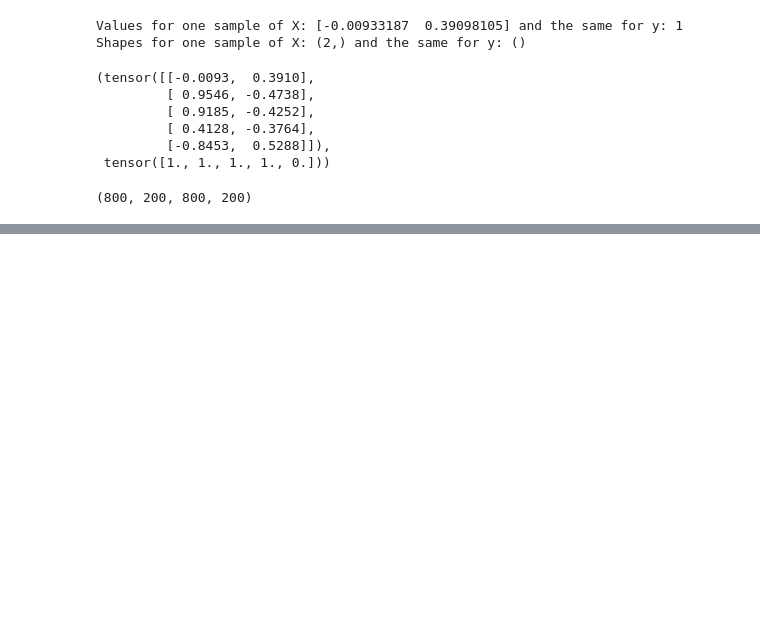
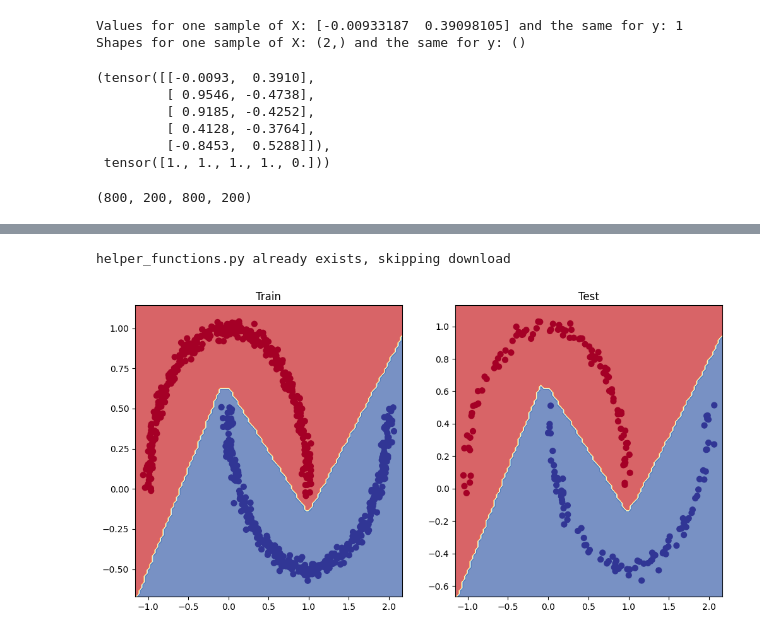
Before and after one commit to AbdulrahmanYusuf/ArewaDS-Deep-Learning, a Jupyter notebook: Part_1_Deep_Learning_with_Pytorch/Week_3_Ass.ipynb, the cells around one changed output, grey strips where cells are left out. Saved outputs shown, nothing was run; the diff lists cells and outputs as text; code cells hidden in the pictures; blank space fills up the shorter version.

```diff
--- a/Part_1_Deep_Learning_with_Pytorch/Week_3_Ass.ipynb
+++ b/Part_1_Deep_Learning_with_Pytorch/Week_3_Ass.ipynb
@@ -108,17 +122,18 @@ class MoonseModelV0(nn.Module):
     def __init__(self):
         super().__init__()
         # 2. Create 2 nn.Linear layers capable of handling X and y input and output shapes
-        self.layer_1 = nn.Linear(in_features=2, out_features=6) # takes in 2 features (X), produces 5 features
-        self.layer_2 = nn.Linear(in_features=6, out_features=2) # takes in 5 features, produces 2 feature
-        self.layer_3 = nn.Linear(in_features=2, out_features=1) # takes in 2 features, produces 1 feature (y)
+        self.layer_1 = nn.Linear(in_features=2, out_features=12) # takes in 2 features (X), produces 5 features
+        self.layer_2 = nn.Linear(in_features=12, out_features=8) # takes in 5 features, produces 1 feature (y)
+        self.layer_3 = nn.Linear(in_features=8, out_features=1) # takes in 5 features, produces 1 feature (y)
+        self.relu = nn.ReLU()
 
     # 3. Define a forward method containing the forward pass computation
     def forward(self, x):
         # Return the output of layer_2, a single feature, the same shape as y
-        return self.layer_3(self.layer_2(self.layer_1(x))) # computation goes through layer_1 first then the output of layer_1 goes through layer_2
+        return self.layer_3(self.relu(self.layer_2(self.relu(self.layer_1(x))))) # computation goes through layer_1 first then the output of layer_1 goes through layer_2
 
 # 4. Create an instance of the model and send it to target device
-model_4 = MoonseModelV0().to(device)
-model_4
+model_1 = MoonseModelV0().to(device)
+model_1
 # %% [output]
 MoonseModelV0(
@@ -157,5 +175,5 @@ tensor([1., 0., 1., 0., 1., 1., 0., 0., 1., 0.])
 loss_fn = nn.BCEWithLogitsLoss() # BCEWithLogitsLoss = sigmoid built-in
 
 # Create an optimizer
-optimizer = torch.optim.SGD(params=model_4.parameters(),
+optimizer = torch.optim.SGD(params=model_1.parameters(),
                             lr=0.1)
@@ -167,0 +185,5 @@ def accuracy_fn(y_true, y_pred):
+# %%
+!pip -q install torchmetrics # colab doesn't come with torchmetrics
+from torchmetrics import Accuracy
+acc_fn = Accuracy(task="multiclass", num_classes=2).to(device) # send accuracy function to device
+acc_fn
@@ -168,5 +192,5 @@ def accuracy_fn(y_true, y_pred):
 # %%
 # View the frist 5 outputs of the forward pass on the test data
-y_logits = model_4(X_test.to(device))[:10]
+y_logits = model_1(X_test.to(device))[:5]
 y_logits
 # %% [output]
@@ -280,0 +290,27 @@ Epoch: 90 | Loss: 0.31588, Accuracy: 82.88% | Test loss: 0.33685, Test acc: 80.5
+# %%
+import requests
+from pathlib import Path
+
+# Download helper functions from Learn PyTorch repo (if not already downloaded)
+if Path("helper_functions.py").is_file():
+  print("helper_functions.py already exists, skipping download")
+else:
+  print("Downloading helper_functions.py")
+  request = requests.get("https://raw.githubusercontent.com/mrdbourke/pytorch-deep-learning/main/helper_functions.py")
+  with open("helper_functions.py", "wb") as f:
+    f.write(request.content)
+
+from helper_functions import plot_predictions, plot_decision_boundary
+# %% [output]
+helper_functions.py already exists, skipping download
+# %%
+# Plot decision boundaries for training and test sets
+plt.figure(figsize=(12, 6))
+plt.subplot(1, 2, 1)
+plt.title("Train")
+plot_decision_boundary(model_1, X_train, y_train)
+plt.subplot(1, 2, 2)
+plt.title("Test")
+plot_decision_boundary(model_1, X_test, y_test)
+# %% [output]
+[figure, added]
```
Also changed, not shown: parts of 31 cells of this notebook.
